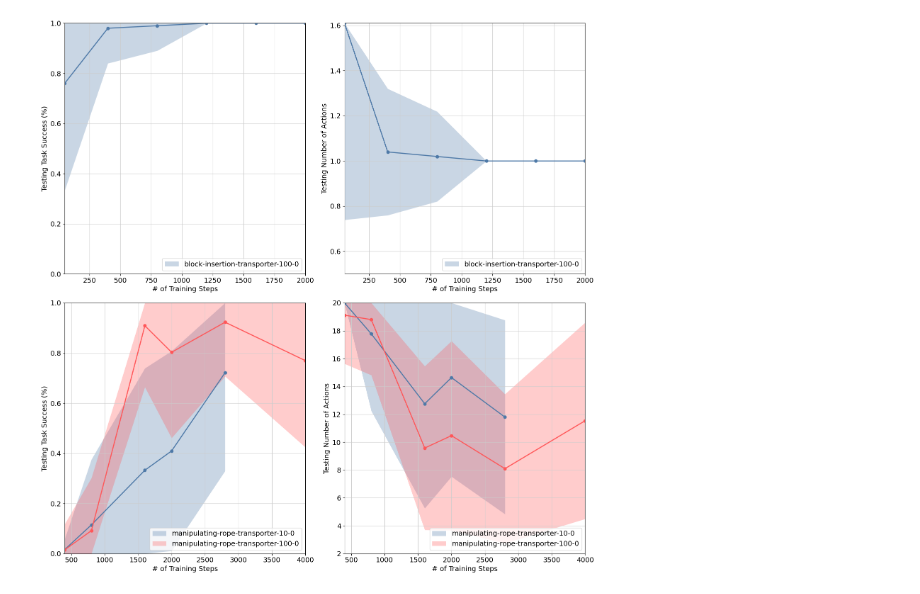
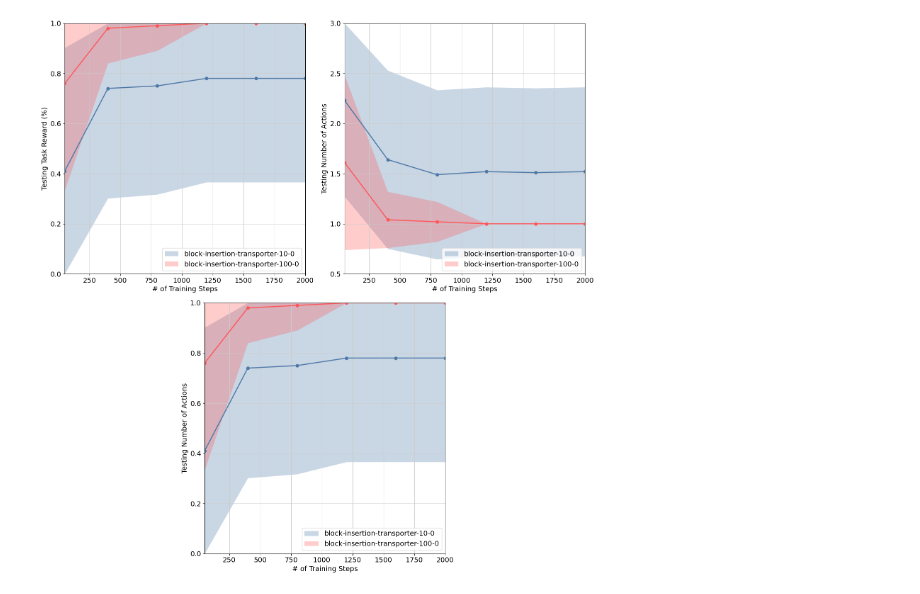
Before and after one commit to MatiasEtcheve/RECVIS-transporter-networks, a Jupyter notebook: training_visualisation.ipynb, the cells around one changed output. Saved outputs shown, nothing was run; the diff lists cells and outputs as text; code cells hidden in the pictures.

```diff
--- a/training_visualisation.ipynb
+++ b/training_visualisation.ipynb
@@ -160,6 +174,6 @@ def plot_orientations(ax, place_orientations):
 # %%
 def compute_score_per_step(path_to_predictions, name):
-    curve = {"score": [], "nb_action": []}
+    curve = {"score": [], "nb_action": [], "done": []}
     for fname in tf.io.gfile.listdir(str(path_to_predictions)):
         fname = os.path.join(path_to_predictions, fname)
         if name in fname and ".pkl" in fname:
@@ -167,9 +181,14 @@ def compute_score_per_step(path_to_predictions, name):
             data = pickle.load(open(fname, "rb"))
             rewards = []
             actions = []
+            dones = []
             for reward, nb_actions, _ in data:
                 rewards.append(reward)
                 actions.append(nb_actions)
+                if reward >= 0.999:
+                    dones.append(1)
+                else:
+                    dones.append(0)
             score = np.mean(rewards)
             std = np.std(rewards)
             curve["score"].append((n_steps, score, std))
@@ -178,66 +197,68 @@ def compute_score_per_step(path_to_predictions, name):
             std = np.std(actions)
             curve["nb_action"].append((n_steps, nb_action, std))
 
+            done = np.mean(dones)
+            std = np.std(dones)
+            curve["done"].append((n_steps, done, std))
+
         curve["score"].sort()
         curve["nb_action"].sort()
+        curve["done"].sort()
     return {k: np.array(v) for k, v in curve.items()}
 # %%
 task = "block-insertion"
 agent = "transporter"
 train_run = 0
-logs = {"score": {}, "nb_action": {}}
+logs = {"score": {}, "nb_action": {}, "done": {}}
 
 np.random.seed(train_run)
 tf.random.set_seed(train_run)
 
-fig, axs = plt.subplots(2, 2, figsize=(16, 16))
-ylabel_score = "Testing Task Success (%)"
+ylabel_score = "Testing Task Reward (%)"
 ylabel_nb_action = "Testing Number of Actions"
+ylabel_done = "Testing Task Success (%)"
 xlabel = "# of Training Steps"
 
-
-for n_demos in [100]:
-    path_to_predictions = f"predictions/{task}-{agent}-{n_demos}-{train_run}/"
-    name = f"{task}-{agent}-{n_demos}-{train_run}"
-
-    # Load and print results to console.
-    curve = compute_score_per_step(path_to_predictions, name)
-    # Plot results over training steps.
-    logs["score"][name] = (
-        curve["score"][:, 0],
-        curve["score"][:, 1],
-        curve["score"][:, 2],
-    )
-    logs["nb_action"][name] = (
-        curve["nb_action"][:, 0],
-        curve["nb_action"][:, 1],
-        curve["nb_action"][:, 2],
-    )
-plot_success(ylabel_score, xlabel, data=logs["score"], ax=axs[0, 0], ylim=[0, 1], xlim=[0, 2000])
-plot_success(ylabel_nb_action, xlabel, data=logs["nb_action"], ax=axs[0, 1], ylim=[0.5, 1.5], xlim=[0, 2000])
-
-task = "manipulating-rope"
-logs = {"score": {}, "nb_action": {}}
 
 for n_demos in [10, 100]:
     path_to_predictions = f"predictions/{task}-{agent}-{n_demos}-{train_run}/"
     name = f"{task}-{agent}-{n_demos}-{train_run}"
 
     # Load and print results to console.
     curve = compute_score_per_step(path_to_predictions, name)
     # Plot results over training steps.
-    logs["score"][name] = (
-        curve["score"][:, 0],
-        curve["score"][:, 1],
-        curve["score"][:, 2],
-    )
-    logs["nb_action"][name] = (
-        curve["nb_action"][:, 0],
-        curve["nb_action"][:, 1],
-        curve["nb_action"][:, 2],
-    )
+    for metric in ["score", "nb_action", "done"]:
+        logs[metric][name] = (
+            curve[metric][:, 0],
+            curve[metric][:, 1],
+            curve[metric][:, 2],
+        )
 
-plot_success(ylabel_score, xlabel, data=logs["score"], ax=axs[1, 0], ylim=[0, 1])
-plot_success(ylabel_nb_action, xlabel, data=logs["nb_action"], ax=axs[1, 1], ylim=[2, 20])
+fig2 = plt.figure(constrained_layout=True, figsize=(16, 16))
+gs = gridspec.GridSpec(2, 4)
+ax1 = plt.subplot(
+    gs[0, :2],
+)
+ax2 = plt.subplot(gs[0, 2:])
+ax3 = plt.subplot(gs[1, 1:3])
+plot_success(
+    ylabel_score, xlabel, data=logs["score"], ax=ax1, ylim=[0, 1], xlim=[50, 2000]
+)
+plot_success(
+    ylabel_nb_action,
+    xlabel,
+    data=logs["nb_action"],
+    ax=ax2,
+    ylim=[0.5, 3],
+    xlim=[50, 2000],
+)
+plot_success(
+    ylabel_nb_action,
+    xlabel,
+    data=logs["done"],
+    ax=ax3,
+    ylim=[0, 1],
+    xlim=[50, 2000],
+)
 # %% [output]
-[figure, old version]
+[figure, new version]
```
Also changed, not shown: parts of 9 cells of this notebook, 13 other files.
